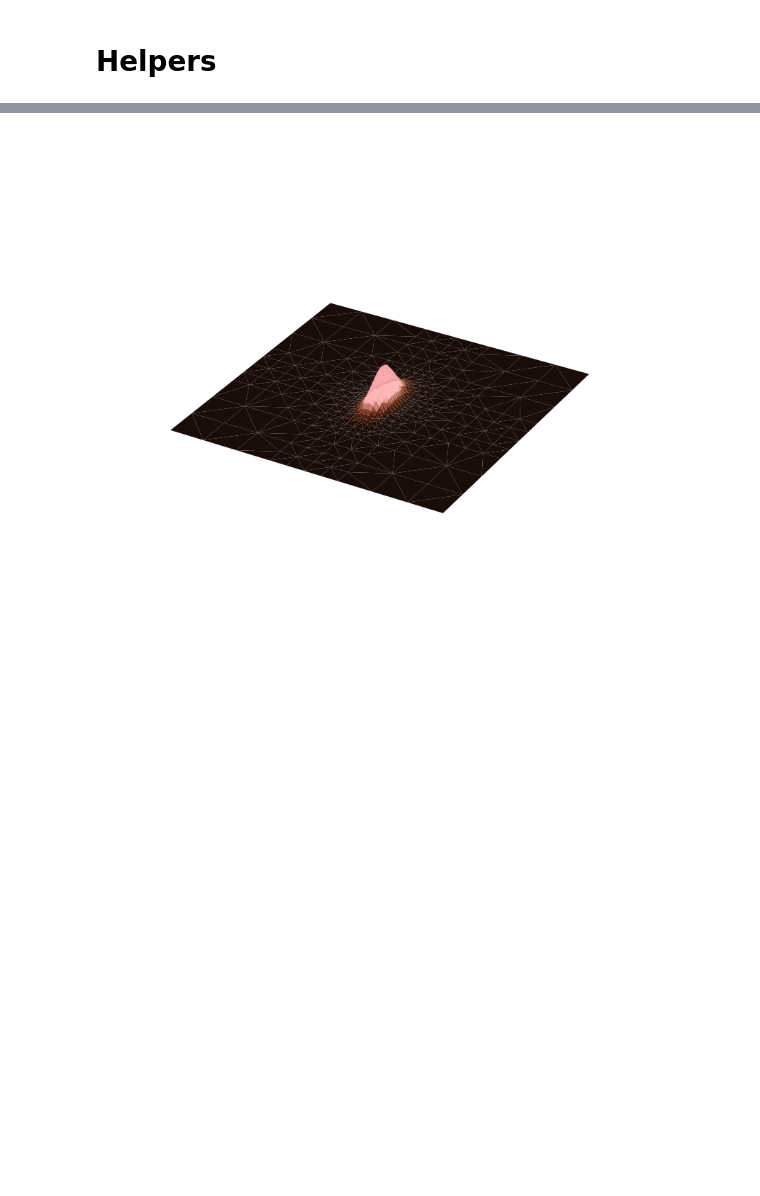
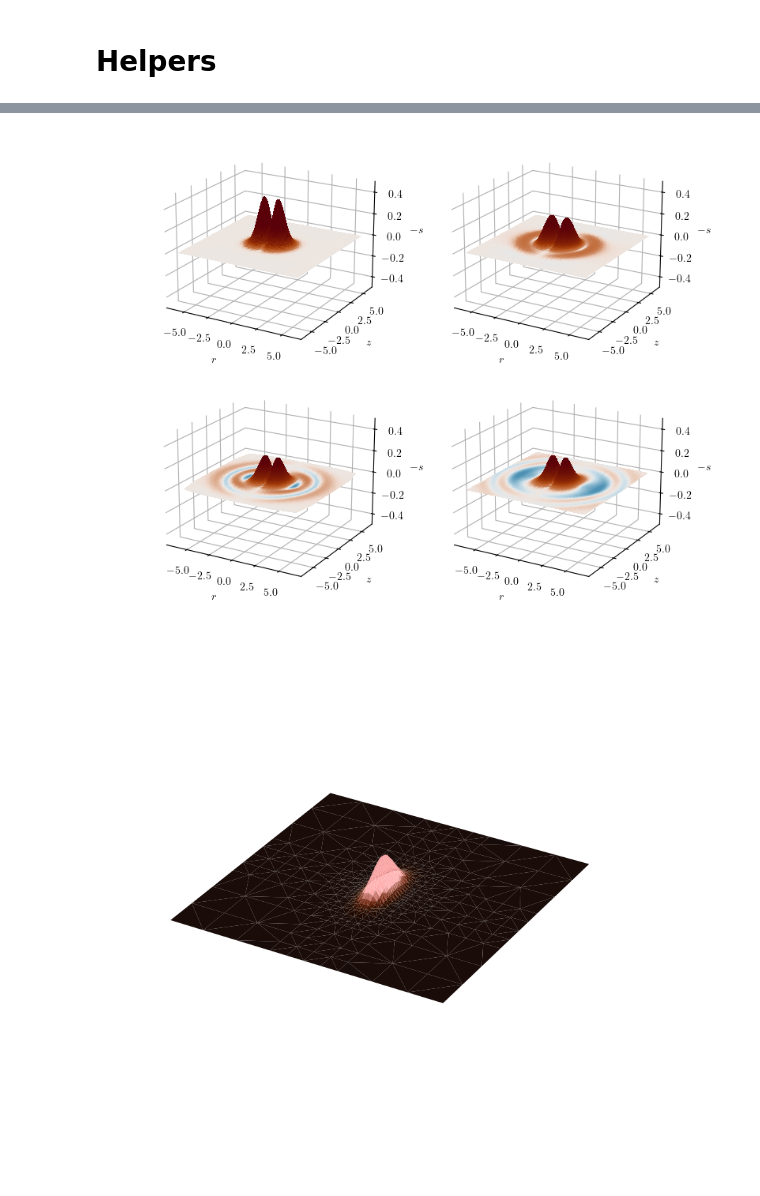
Before and after one commit to sylviamesicek/aeon, a Jupyter notebook: scripts/notebooks/anims_matplotlib.ipynb, the cells around one changed output, grey strips where cells are left out. Drawn from its saved outputs; the diff is of its cells as text; code cells hidden in the pictures; blank space fills up the shorter version.

```diff
--- a/scripts/notebooks/anims_matplotlib.ipynb
+++ b/scripts/notebooks/anims_matplotlib.ipynb
@@ -114,3 +183,95 @@ plt.show()
+# %%
+evolve_history = pd.read_csv("output/axibrillalt/1.0/evolve_history.csv")
+
+def index_for_time(proper_time:float):
+    return evolve_history[evolve_history["proper_time"] >= proper_time]["output_index"].values[0]
+
+norm = SymLogNorm(linthresh=0.005, vmin=-0.2, vmax=0.2)
+
+fig = plt.figure(figsize=(8, 6))
+ax = fig.add_subplot(221, projection="3d")
+
+ax.set_zlim(-0.5,0.5)
+# ax.set_axis_off()
+ax.view_init(elev=20., azim=120.+180.)
+# ax.zaxis.set_ticks_position('none')
+ax.set_facecolor('white')
+# ax.zaxis.set_ticks_position('none')
+ax.xaxis.set_pane_color((1.0, 1.0, 1.0, 0.0))
+ax.yaxis.set_pane_color((1.0, 1.0, 1.0, 0.0))
+ax.zaxis.set_pane_color((1.0, 1.0, 1.0, 0.0))
+# ax.zaxis.line.set_visible(False)
+surf = plot_trisurf_vtu(ax, f"output/axibrillalt/1.0/evolve/axibrillalt_{index_for_time(0.0)}.vtu", "-s", size=6.5, norm=norm)
+# ax.zaxis.set_label_position(None)
+# ax.zaxis.set_ticks_position('none')
+ax.set_xlabel(r"$r$")
+ax.set_ylabel(r"$z$")
+ax.set_zlabel(r"$-s$")
+ax.set_xticks([-5.0, -2.5, 0.0, 2.5, 5.0])
+ax.set_yticks([-5.0, -2.5, 0.0, 2.5, 5.0])
+
+ax = fig.add_subplot(222, projection="3d")
+ax.set_zlim(-0.5,0.5)
+# ax.set_axis_off()
+ax.view_init(elev=20., azim=120.+180.)
+# ax.zaxis.set_ticks_position('none')
+ax.set_facecolor('white')
+# ax.zaxis.set_ticks_position('none')
+ax.xaxis.set_pane_color((1.0, 1.0, 1.0, 0.0))
+ax.yaxis.set_pane_color((1.0, 1.0, 1.0, 0.0))
+ax.zaxis.set_pane_color((1.0, 1.0, 1.0, 0.0))
+# ax.zaxis.line.set_visible(False)
+surf = plot_trisurf_vtu(ax, f"output/axibrillalt/1.0/evolve/axibrillalt_{index_for_time(2.0)}.vtu", "-s", size=6.5, norm=norm)
+# ax.zaxis.set_label_position(None)
+# ax.zaxis.set_ticks_position('none')
+ax.set_xlabel(r"$r$")
+ax.set_ylabel(r"$z$")
+ax.set_zlabel(r"$-s$")
+ax.set_xticks([-5.0, -2.5, 0.0, 2.5, 5.0])
+ax.set_yticks([-5.0, -2.5, 0.0, 2.5, 5.0])
+
+ax = fig.add_subplot(223, projection="3d")
+ax.set_zlim(-0.5,0.5)
+# ax.set_axis_off()
+ax.view_init(elev=20., azim=120.+180.)
+# ax.zaxis.set_ticks_position('none')
+ax.set_facecolor('white')
+# ax.zaxis.set_ticks_position('none')
+ax.xaxis.set_pane_color((1.0, 1.0, 1.0, 0.0))
+ax.yaxis.set_pane_color((1.0, 1.0, 1.0, 0.0))
+ax.zaxis.set_pane_color((1.0, 1.0, 1.0, 0.0))
+# ax.zaxis.line.set_visible(False)
+surf = plot_trisurf_vtu(ax, f"output/axibrillalt/1.0/evolve/axibrillalt_{index_for_time(4.0)}.vtu", "-s", size=6.5, norm=norm)
+# ax.zaxis.set_label_position(None)
+# ax.zaxis.set_ticks_position('none')
+ax.set_xlabel(r"$r$")
+ax.set_ylabel(r"$z$")
+ax.set_zlabel(r"$-s$")
+
+ax = fig.add_subplot(224, projection="3d")
+ax.set_zlim(-0.5,0.5)
+# ax.set_axis_off()
+ax.view_init(elev=20., azim=120.+180.)
+# ax.zaxis.set_ticks_position('none')
+ax.set_facecolor('white')
+# ax.zaxis.set_ticks_position('none')
+ax.xaxis.set_pane_color((1.0, 1.0, 1.0, 0.0))
+ax.yaxis.set_pane_color((1.0, 1.0, 1.0, 0.0))
+ax.zaxis.set_pane_color((1.0, 1.0, 1.0, 0.0))
+# ax.zaxis.line.set_visible(False)
+surf = plot_trisurf_vtu(ax, f"output/axibrillalt/1.0/evolve/axibrillalt_{index_for_time(6.0)}.vtu", "-s", size=6.5, norm=norm)
+# ax.zaxis.set_label_position(None)
+# ax.zaxis.set_ticks_position('none')
+ax.set_xlabel(r"$r$")
+ax.set_ylabel(r"$z$")
+ax.set_zlabel(r"$-s$")
+
+plt.tight_layout(pad=0.0)
+# fig.subplots_adjust()
+# plt.savefig("figures/brill_disperse_no_shift.png", dpi=500, bbox_inches="tight", pad_inches=0.25)
+plt.show()
+# %% [output]
+[figure, added]
 # %%
 %matplotlib inline
 
```
Also changed, not shown: parts of 4 cells of this notebook, 7 other files.
